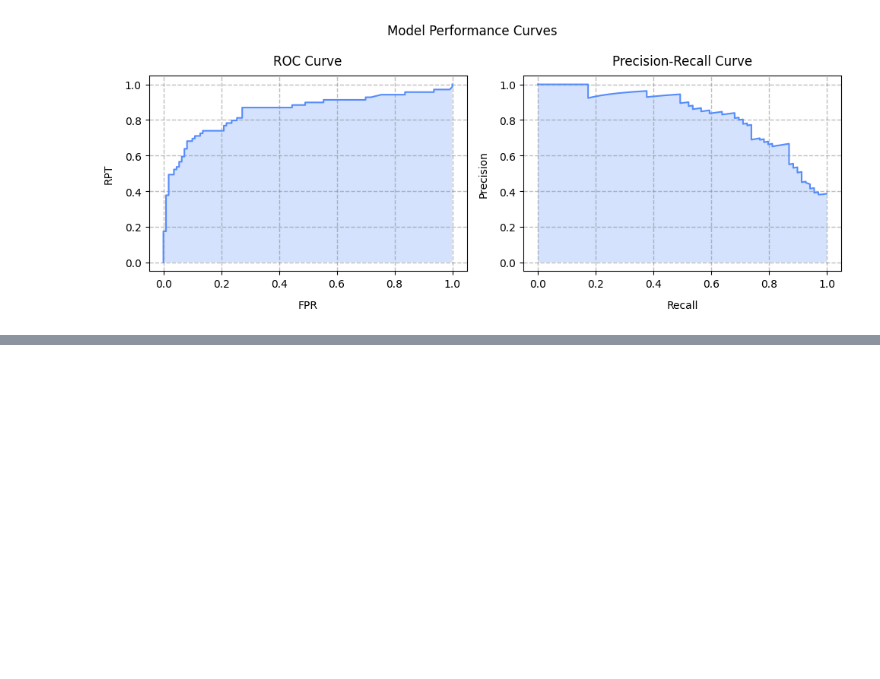
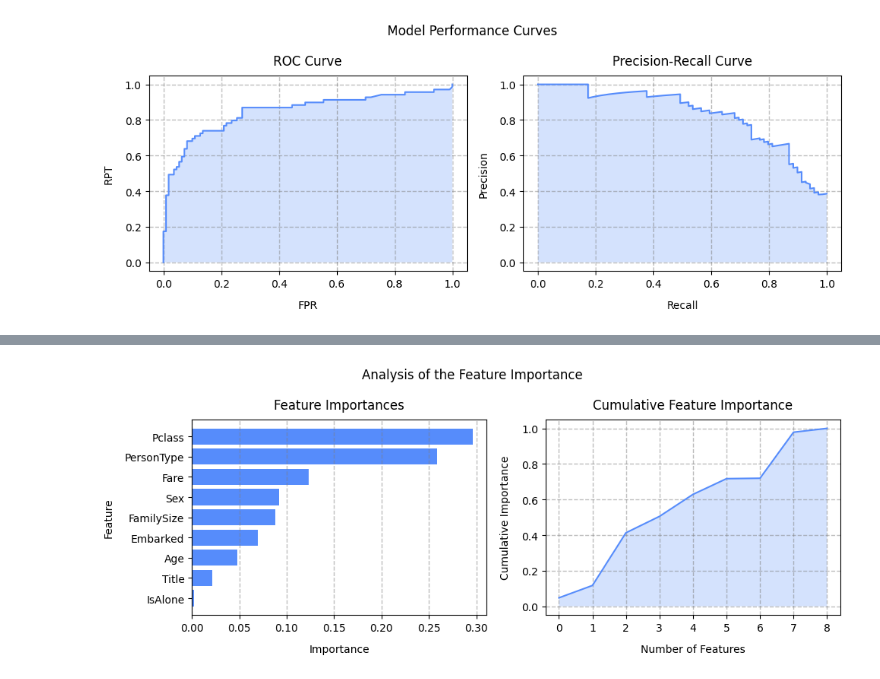
Before and after one commit to BogdanPinchuk/DataScience-PBY_HW17, a Jupyter notebook: Bohdan_Pinchuk_DS_HW17.ipynb, the cells around one changed output, grey strips where cells are left out. Cells and saved outputs as stored; diff of their text form; code cells hidden in the pictures; blank space fills up the shorter version.

Commit message:
[Homework17] - updated model

```diff
--- a/Bohdan_Pinchuk_DS_HW17.ipynb
+++ b/Bohdan_Pinchuk_DS_HW17.ipynb
@@ -1223,3 +1223,19 @@ plt.tight_layout()
 plt.show()
 # %% [output]
 [figure]
+# %%
+import numpy as np
+import pandas as pd
+
+# Input data
+
+# Solution
+features = X_data.columns
+feature_importances = model.feature_importances_ / model.feature_importances_.sum()
+feature_importances_cum = np.cumsum(feature_importances)
+
+importances_df = (pd.DataFrame({"feature": features, "importance": feature_importances}).
+                  sort_values(by="importance", ascending=False, ignore_index=True))
+
+# Print results
+display(importances_df.style.set_caption("Feature Importances"))
@@ -1225,0 +1254,38 @@ plt.show()
+# %%
+# Graphic results
+
+import numpy as np
+import matplotlib.pyplot as plt
+
+# Input data
+x_axis = np.arange(len(feature_importances_cum))
+
+# Solution
+_, axes = plt.subplots(1, 2, figsize=(10, 4))
+
+ax = axes[0]
+ax.barh(importances_df["feature"], importances_df["importance"])
+ax.invert_yaxis()
+ax.grid(axis='x', visible=True, which='major', ls='--', linewidth=1.0, color='tab:gray')
+# ax.minorticks_on()
+# ax.grid(axis='both', visible=True, which='minor', ls=':', linewidth=0.5, color='tab:green')
+ax.set_title("Feature Importances", pad=10, loc='center', color='black')
+ax.set_xlabel("Importance", labelpad=10, loc='center', color='black')
+ax.set_ylabel("Feature", labelpad=10, loc='center', color='black')
+
+ax = axes[1]
+ax.plot(x_axis, feature_importances_cum)
+ax.fill_between(x_axis, feature_importances_cum, alpha=0.25)
+ax.grid(axis='both', visible=True, which='major', ls='--', linewidth=1.0, color='tab:gray')
+# ax.minorticks_on()
+# ax.grid(axis='both', visible=True, which='minor', ls=':', linewidth=0.5, color='tab:green')
+ax.set_title("Cumulative Feature Importance", pad=10, loc='center', color='black')
+ax.set_xlabel("Number of Features", labelpad=10, loc='center', color='black')
+ax.set_ylabel("Cumulative Importance", labelpad=10, loc='center', color='black')
+
+plt.suptitle(f"Analysis of the Feature Importance")
+
+plt.tight_layout()
+plt.show()
+# %% [output]
+[figure, added]
```
Also changed, not shown: parts of 1 cell of this notebook, 1 other file.
